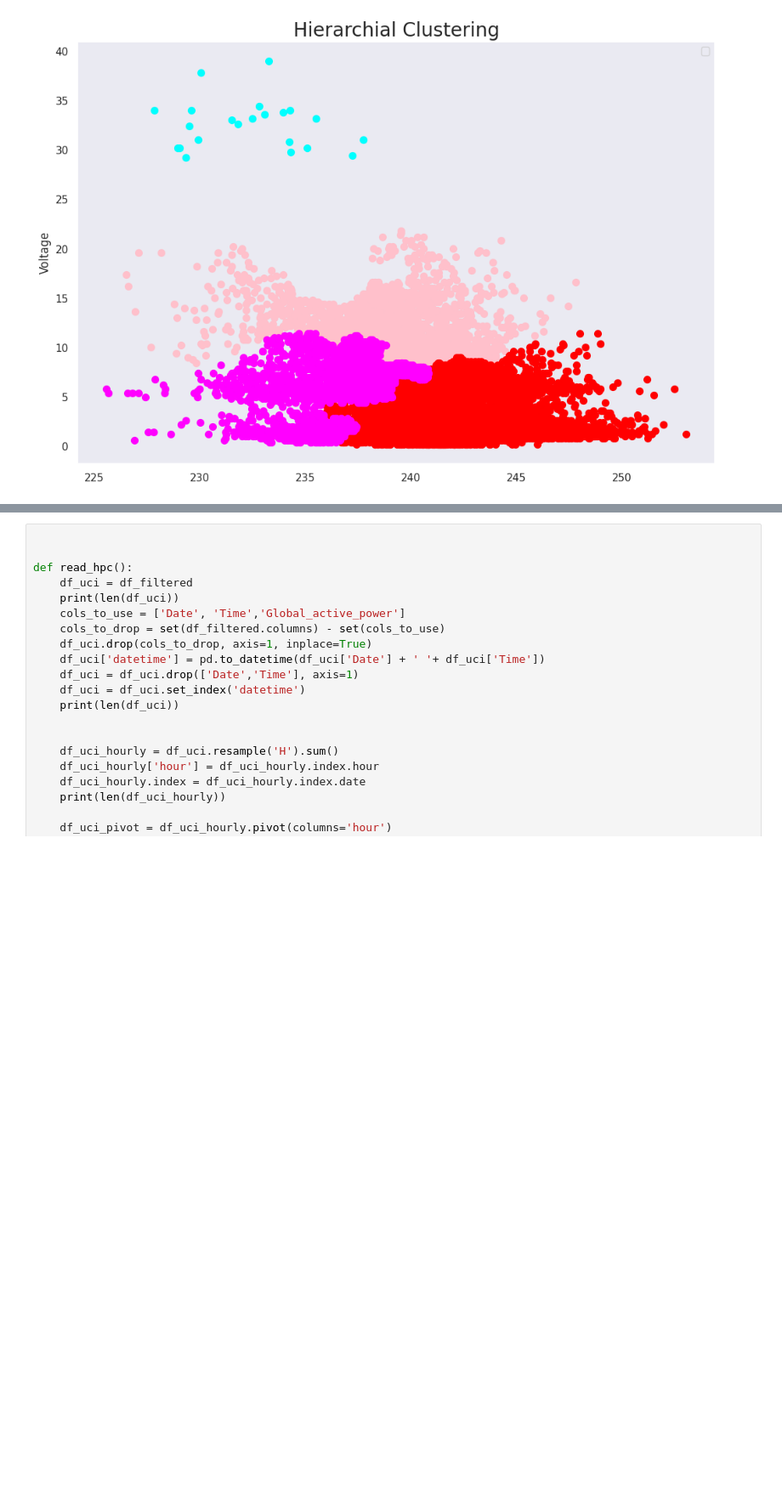
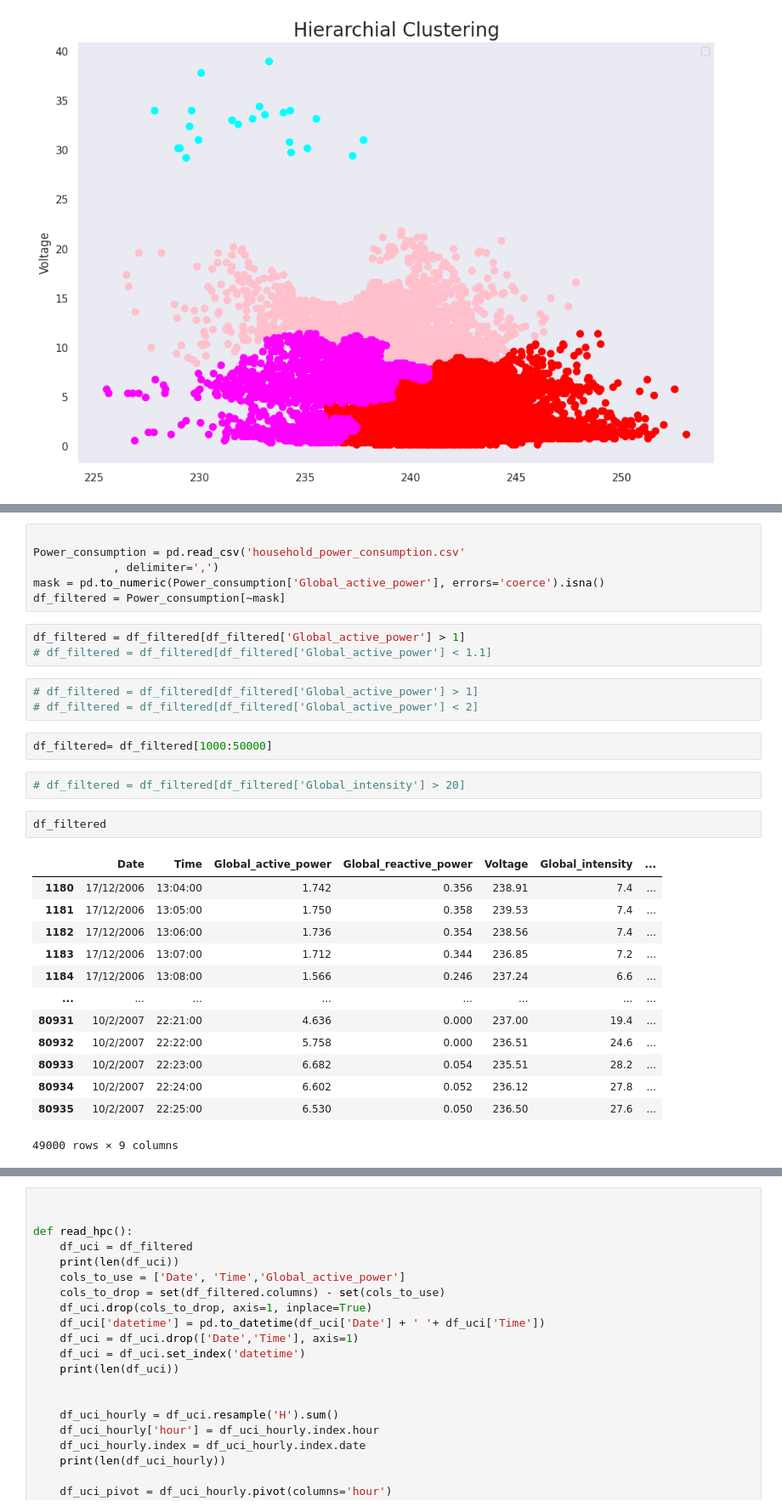
Before and after one commit to hublotik/deepl_labs, a Jupyter notebook: Powe_cons.ipynb, the cells around one changed output, grey strips where cells are left out. Shown at 85% size. Cells and saved outputs as stored; diff of their text form; blank space fills up the shorter version.

```diff
--- a/Powe_cons.ipynb
+++ b/Powe_cons.ipynb
@@ -622,0 +642,32 @@ No artists with labels found to put in legend.  Note that artists whose label st
+# %%
+
+Power_consumption = pd.read_csv('household_power_consumption.csv'
+            , delimiter=',')
+mask = pd.to_numeric(Power_consumption['Global_active_power'], errors='coerce').isna()
+df_filtered = Power_consumption[~mask]
+# %%
+df_filtered = df_filtered[df_filtered['Global_active_power'] > 1]
+# df_filtered = df_filtered[df_filtered['Global_active_power'] < 1.1]
+# %%
+# df_filtered = df_filtered[df_filtered['Global_active_power'] > 1]
+# df_filtered = df_filtered[df_filtered['Global_active_power'] < 2]
+# %%
+df_filtered= df_filtered[1000:50000]
+# %%
+# df_filtered = df_filtered[df_filtered['Global_intensity'] > 20]
+# %%
+df_filtered
+# %% [output]
+|  | Date | Time | Global_active_power | Global_reactive_power | Voltage | Global_intensity | ... |
+| 1180 | 17/12/2006 | 13:04:00 | 1.742 | 0.356 | 238.91 | 7.4 | ... |
+| 1181 | 17/12/2006 | 13:05:00 | 1.750 | 0.358 | 239.53 | 7.4 | ... |
+| 1182 | 17/12/2006 | 13:06:00 | 1.736 | 0.354 | 238.56 | 7.4 | ... |
+| 1183 | 17/12/2006 | 13:07:00 | 1.712 | 0.344 | 236.85 | 7.2 | ... |
+| 1184 | 17/12/2006 | 13:08:00 | 1.566 | 0.246 | 237.24 | 6.6 | ... |
+| ... | ... | ... | ... | ... | ... | ... | ... |
+| 80931 | 10/2/2007 | 22:21:00 | 4.636 | 0.000 | 237.00 | 19.4 | ... |
+| 80932 | 10/2/2007 | 22:22:00 | 5.758 | 0.000 | 236.51 | 24.6 | ... |
+| 80933 | 10/2/2007 | 22:23:00 | 6.682 | 0.054 | 235.51 | 28.2 | ... |
+| 80934 | 10/2/2007 | 22:24:00 | 6.602 | 0.052 | 236.12 | 27.8 | ... |
+| 80935 | 10/2/2007 | 22:25:00 | 6.530 | 0.050 | 236.50 | 27.6 | ... |
+49000 rows × 9 columns
```
Also changed, not shown: parts of 13 cells of this notebook.
